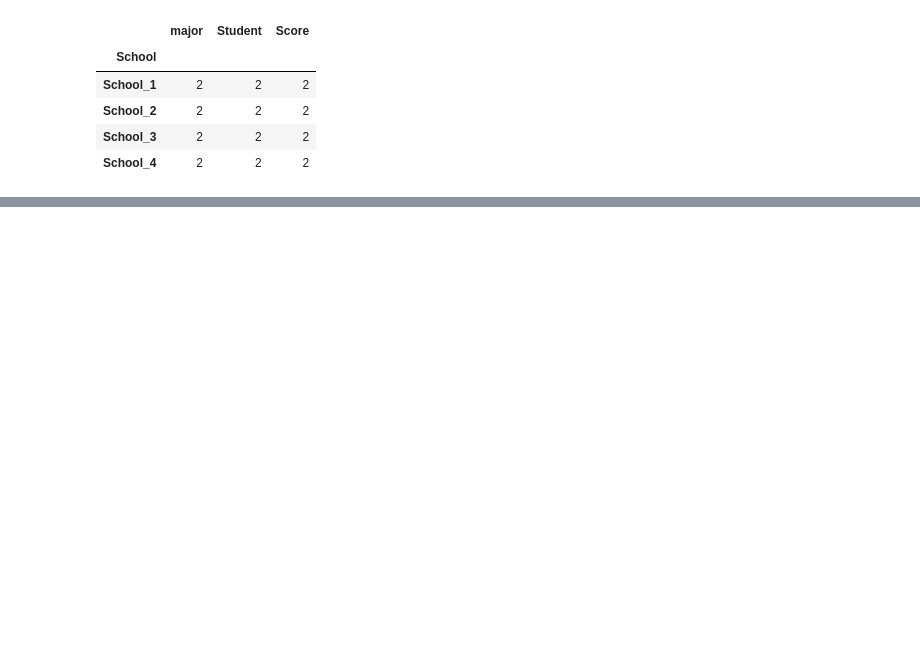
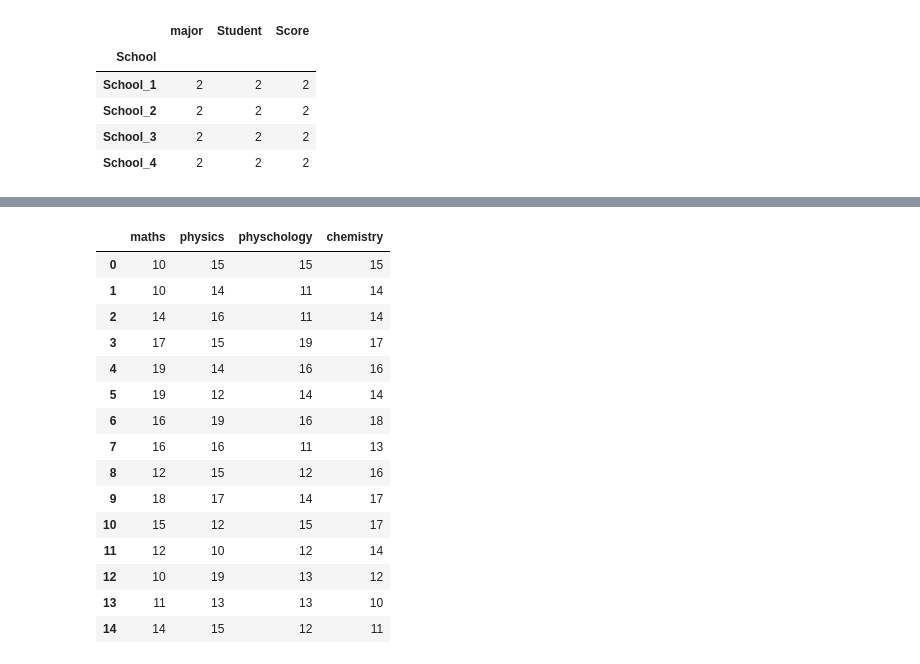
Before and after one commit to abdessamad-commits/Basics-of-Python-for-Data-Analysis-, a Jupyter notebook: Pandas_basics.ipynb, the cells around one changed output, grey strips where cells are left out. Cells and saved outputs as stored; diff of their text form; code cells hidden in the pictures; blank space fills up the shorter version.

```diff
--- a/Pandas_basics.ipynb
+++ b/Pandas_basics.ipynb
@@ -779,0 +801,20 @@ Name: Score, dtype: int64
+# %%
+#let's concatenate rows wise
+pd.concat([School_1,School_2,School_3,School_4],axis=0)
+# %% [output]
+|  | maths | physics | physchology | chemistry |
+| 0 | 10 | 15 | 15 | 15 |
+| 1 | 10 | 14 | 11 | 14 |
+| 2 | 14 | 16 | 11 | 14 |
+| 3 | 17 | 15 | 19 | 17 |
+| 4 | 19 | 14 | 16 | 16 |
+| 5 | 19 | 12 | 14 | 14 |
+| 6 | 16 | 19 | 16 | 18 |
+| 7 | 16 | 16 | 11 | 13 |
+| 8 | 12 | 15 | 12 | 16 |
+| 9 | 18 | 17 | 14 | 17 |
+| 10 | 15 | 12 | 15 | 17 |
+| 11 | 12 | 10 | 12 | 14 |
+| 12 | 10 | 19 | 13 | 12 |
+| 13 | 11 | 13 | 13 | 10 |
+| 14 | 14 | 15 | 12 | 11 |
```
Also changed, not shown: parts of 39 cells of this notebook, 1 other file.
